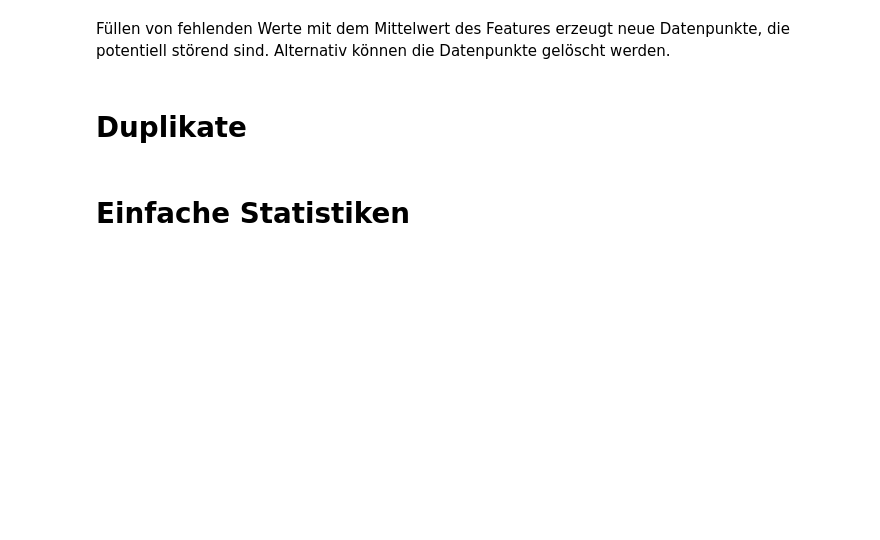
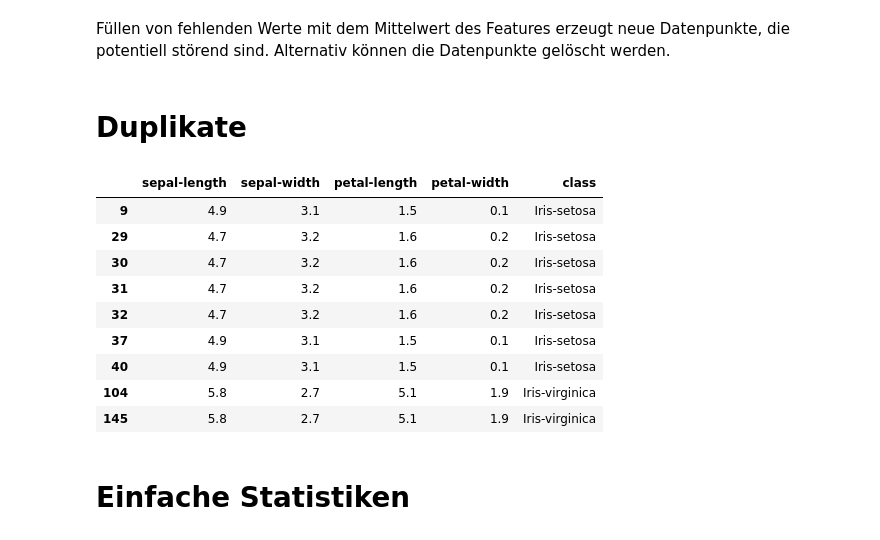
Before and after one commit to ditomax/mlwifianwender, a Jupyter notebook: 12 Anwendungsbeispiel Analysis and quality control of data.ipynb, the cells around one changed output. Saved outputs shown, nothing was run; the diff lists cells and outputs as text; code cells hidden in the pictures; blank space fills up the shorter version.

```diff
--- a/12 Anwendungsbeispiel Analysis and quality control of data.ipynb
+++ b/12 Anwendungsbeispiel Analysis and quality control of data.ipynb
@@ -115,9 +162,20 @@ Füllen von fehlenden Werte mit dem Mittelwert des Features erzeugt neue Datenpu
 # %%
 #
 # Prüfung auf Duplikate zeigt zwar doppelte Werte, aber keine massiven Störungen
 # bis auf Weiteres keine Änderung
 #
-iris_non[iris_non.duplicated()]
+iris_non[iris_non.duplicated(keep=False)]
+# %% [output]
+|  | sepal-length | sepal-width | petal-length | petal-width | class |
+| 9 | 4.9 | 3.1 | 1.5 | 0.1 | Iris-setosa |
+| 29 | 4.7 | 3.2 | 1.6 | 0.2 | Iris-setosa |
+| 30 | 4.7 | 3.2 | 1.6 | 0.2 | Iris-setosa |
+| 31 | 4.7 | 3.2 | 1.6 | 0.2 | Iris-setosa |
+| 32 | 4.7 | 3.2 | 1.6 | 0.2 | Iris-setosa |
+| 37 | 4.9 | 3.1 | 1.5 | 0.1 | Iris-setosa |
+| 40 | 4.9 | 3.1 | 1.5 | 0.1 | Iris-setosa |
+| 104 | 5.8 | 2.7 | 5.1 | 1.9 | Iris-virginica |
+| 145 | 5.8 | 2.7 | 5.1 | 1.9 | Iris-virginica |
 # %% [markdown]
 # Einfache Statistiken
 # %%
```
Also changed, not shown: parts of 36 cells of this notebook, 13 other files.
